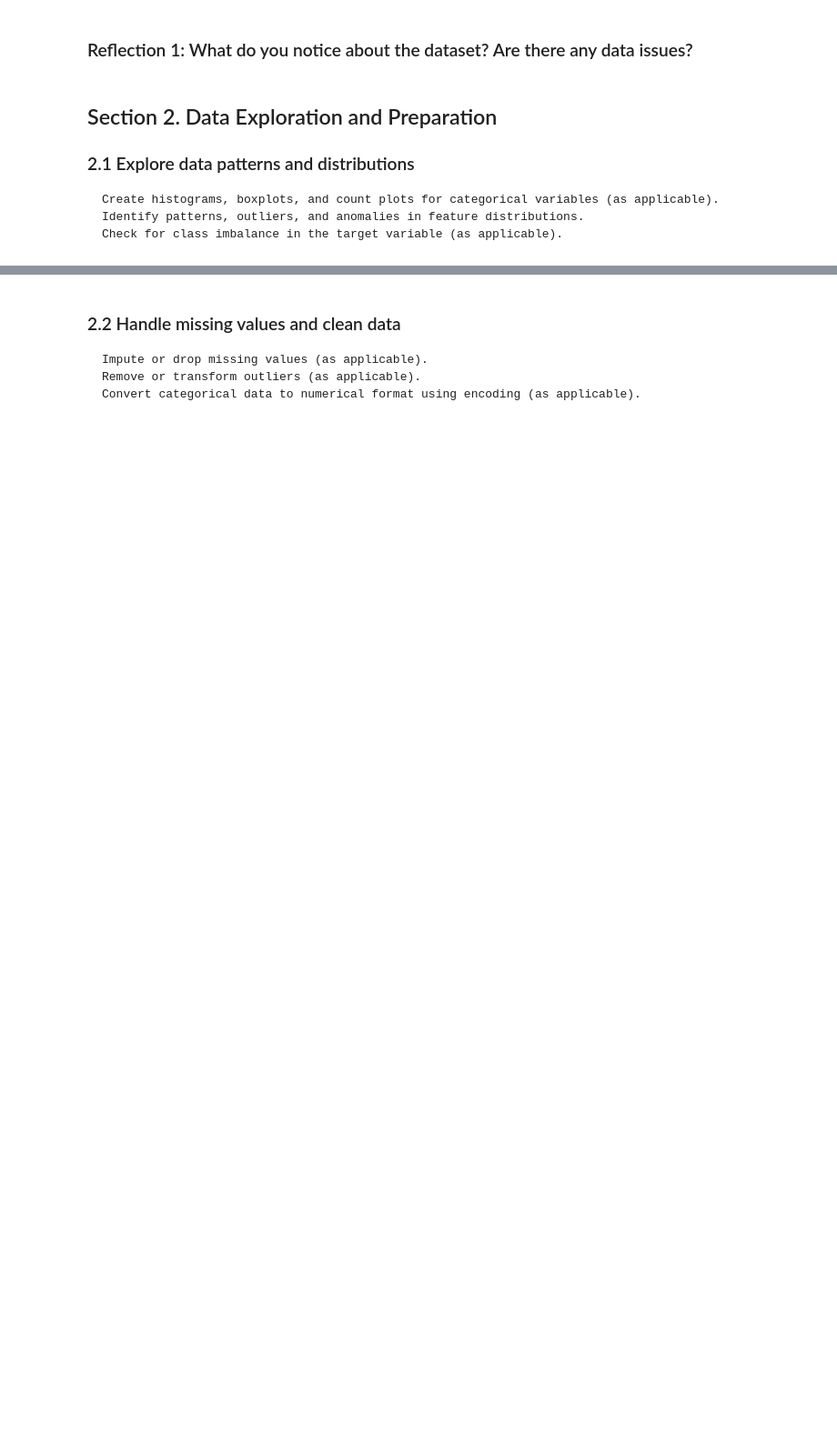
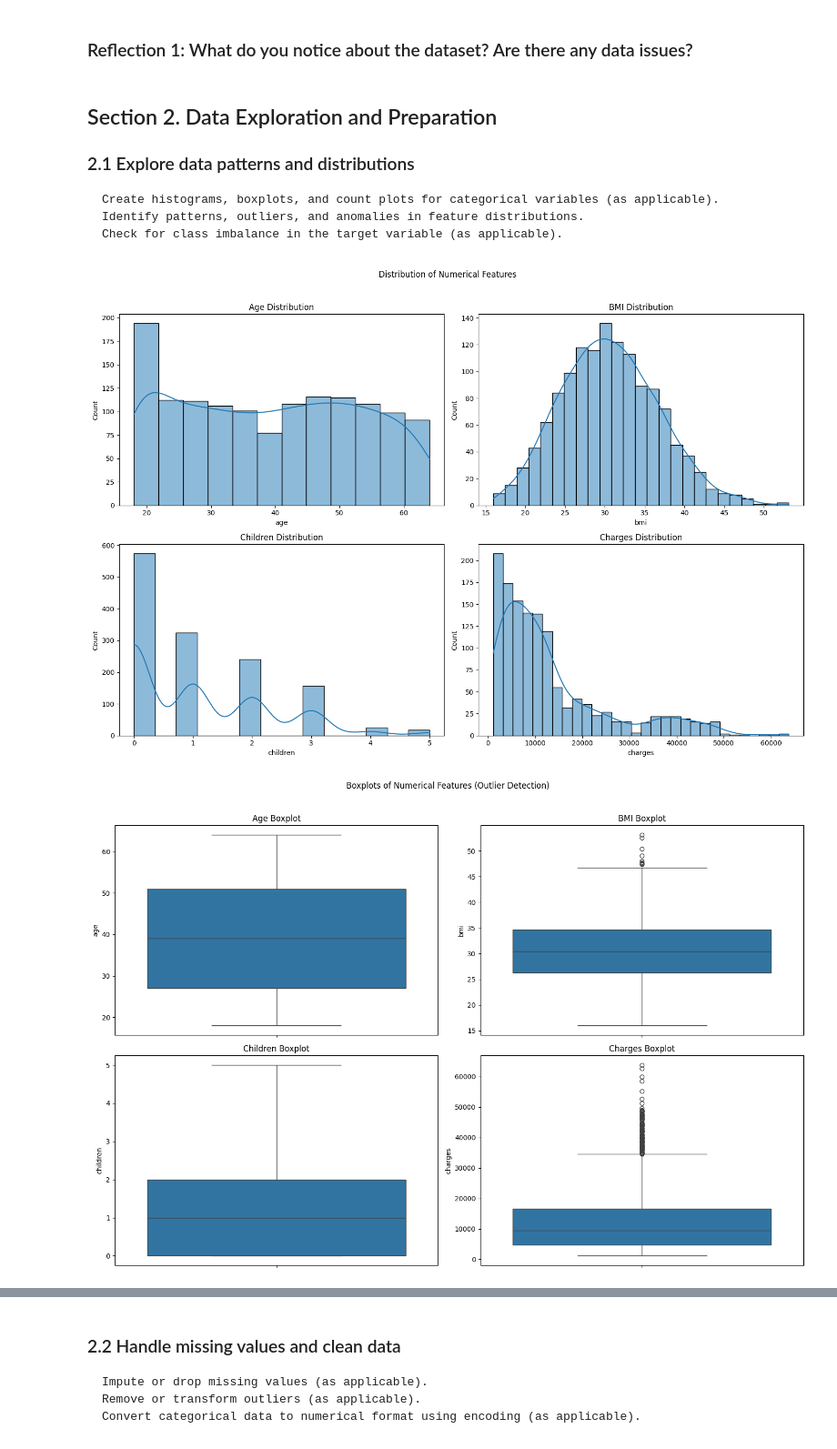
Before and after one commit to matthewpblock/ml_regression_block, a Jupyter notebook: regression_block.ipynb, the cells around one changed output, grey strips where cells are left out. Shown at 91% size. Cells and saved outputs as stored; diff of their text form; code cells hidden in the pictures; blank space fills up the shorter version.

```diff
--- a/regression_block.ipynb
+++ b/regression_block.ipynb
@@ -17,0 +26,4 @@ Start your notebook professionally with:
+# %%
+import pandas as pd
+df = pd.read_csv('insurance.csv')
+df.head(10)
@@ -27,3 +74,71 @@ Start your notebook professionally with:
     Create histograms, boxplots, and count plots for categorical variables (as applicable).
     Identify patterns, outliers, and anomalies in feature distributions.
     Check for class imbalance in the target variable (as applicable).
+# %%
+# Histograms for numerical features
+plt.figure(figsize=(15, 10))
+plt.suptitle('Distribution of Numerical Features', y=1.02)
+
+plt.subplot(2, 2, 1)
+sns.histplot(df['age'], kde=True)
+plt.title('Age Distribution')
+
+plt.subplot(2, 2, 2)
+sns.histplot(df['bmi'], kde=True)
+plt.title('BMI Distribution')
+
+plt.subplot(2, 2, 3)
+sns.histplot(df['children'], kde=True)
+plt.title('Children Distribution')
+
+plt.subplot(2, 2, 4)
+sns.histplot(df['charges'], kde=True)
+plt.title('Charges Distribution')
+
+plt.tight_layout()
+plt.show()
+
+# Boxplots for numerical features to identify outliers
+plt.figure(figsize=(15, 10))
+plt.suptitle('Boxplots of Numerical Features (Outlier Detection)', y=1.02)
+
+plt.subplot(2, 2, 1)
+sns.boxplot(y=df['age'])
+plt.title('Age Boxplot')
+
+plt.subplot(2, 2, 2)
+sns.boxplot(y=df['bmi'])
+plt.title('BMI Boxplot')
+
+plt.subplot(2, 2, 3)
+sns.boxplot(y=df['children'])
+plt.title('Children Boxplot')
+
+plt.subplot(2, 2, 4)
+sns.boxplot(y=df['charges'])
+plt.title('Charges Boxplot')
+
+plt.tight_layout()
+plt.show()
+
+# Count plots for categorical features
+plt.figure(figsize=(15, 5))
+plt.suptitle('Distribution of Categorical Features', y=1.02)
+
+plt.subplot(1, 3, 1)
+sns.countplot(x=df['sex'])
+plt.title('Sex Distribution')
+
+plt.subplot(1, 3, 2)
+sns.countplot(x=df['smoker'])
+plt.title('Smoker Distribution')
+
+plt.subplot(1, 3, 3)
+sns.countplot(x=df['region'])
+plt.title('Region Distribution')
+
+plt.tight_layout()
+plt.show()
+# %% [output]
+[figure, added]
+[figure, added]
```
Also changed, not shown: parts of 14 cells of this notebook.
